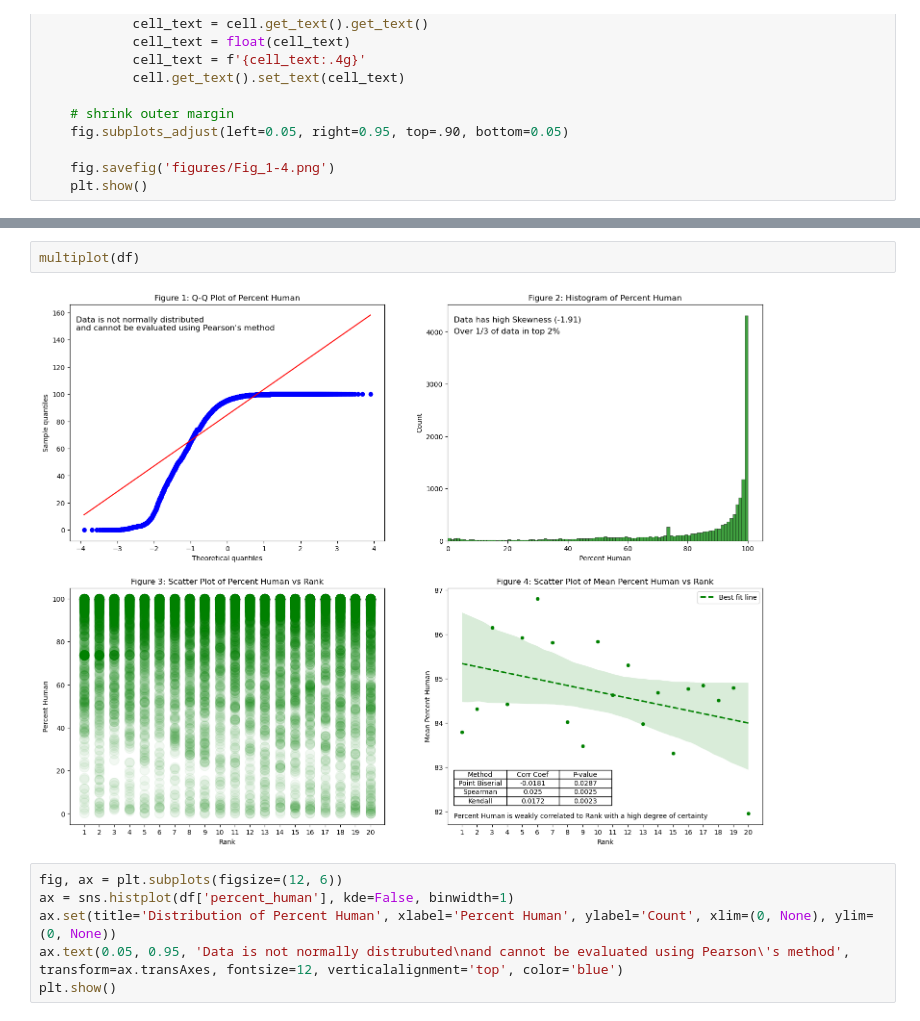
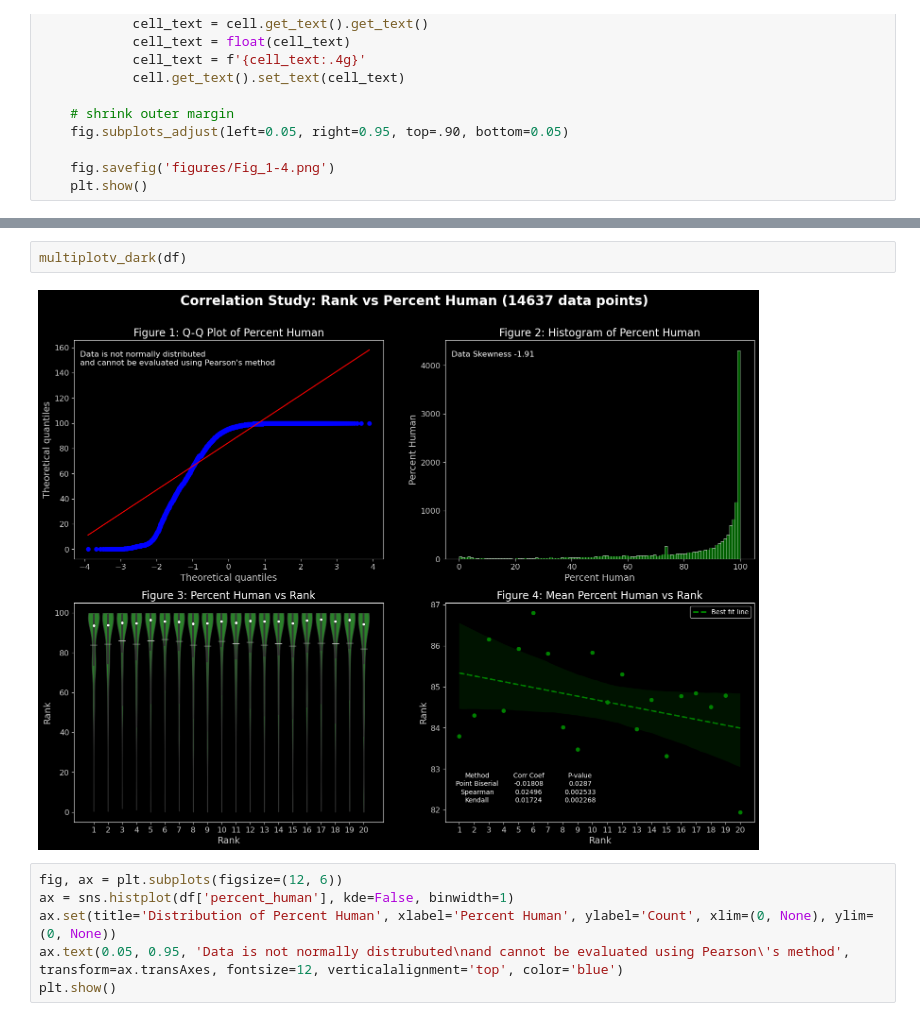
Before and after one commit to Magmafish/SerpGS, a Jupyter notebook: interpretation.ipynb, the cells around one changed output, grey strips where cells are left out. Saved outputs shown, nothing was run; the diff lists cells and outputs as text.

Commit message:
updated dark mode

```diff
--- a/interpretation.ipynb
+++ b/interpretation.ipynb
@@ -235,7 +354,7 @@ def multiplotv(df, filter_col=None, min=None, max=None):
 # %%
-multiplot(df)
+multiplotv_dark(df)
 # %% [output]
-[figure, old version]
+[figure, new version]
 # %%
 fig, ax = plt.subplots(figsize=(12, 6))
 ax = sns.histplot(df['percent_human'], kde=False, binwidth=1)
```
Also changed, not shown: parts of 3 cells of this notebook, 2 other files.
